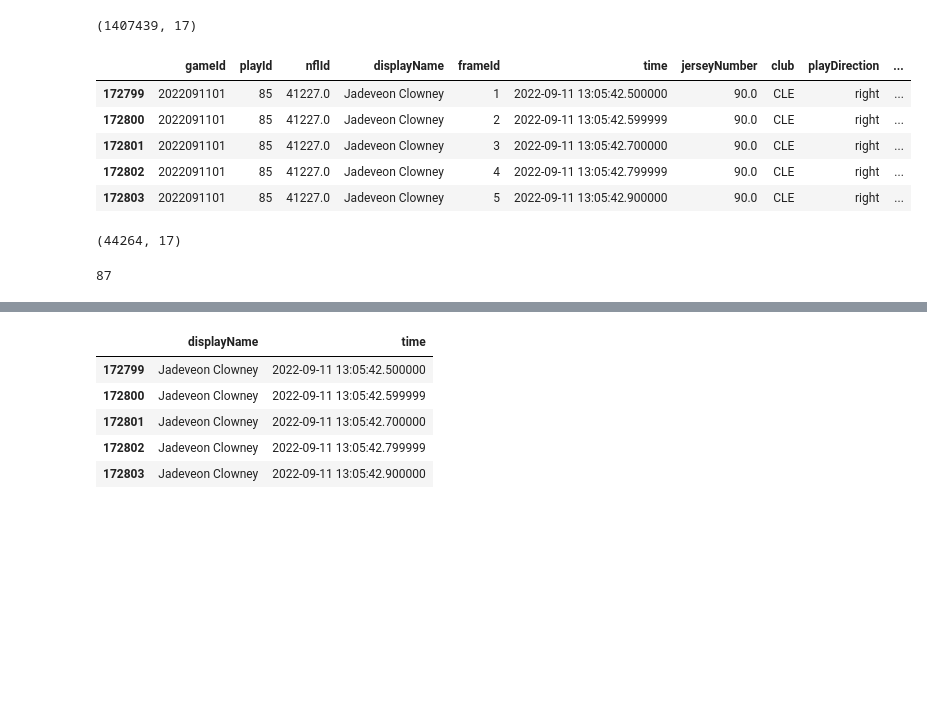
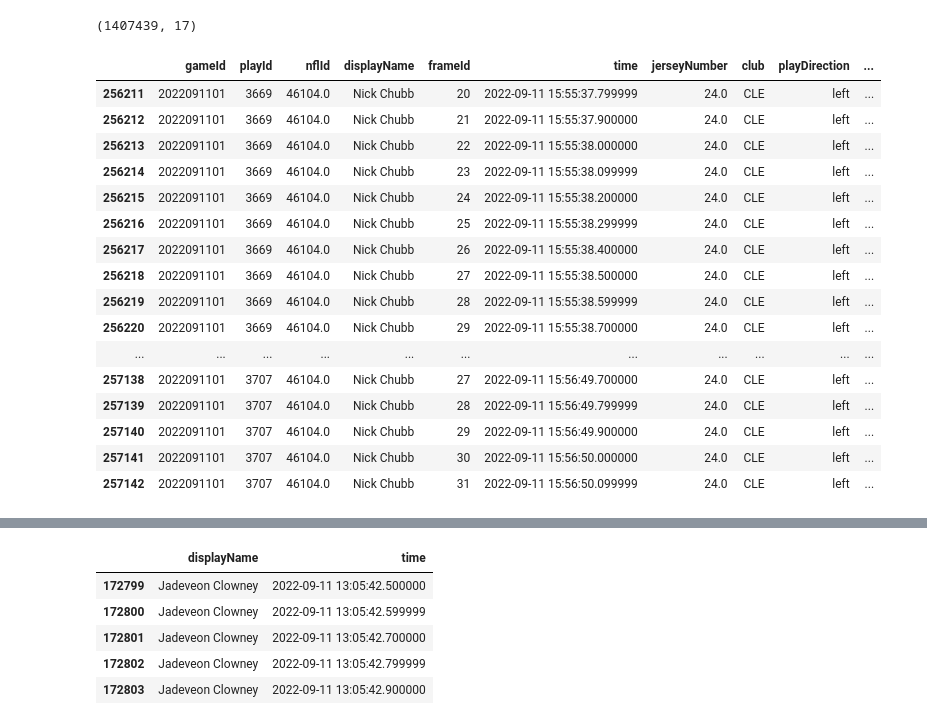
Before and after one commit to SecondHandSushi/NFL_explore_2022, a Jupyter notebook: Exploratory/explore_1_large.ipynb, the cells around one changed output, grey strips where cells are left out. Saved outputs shown, nothing was run; the diff lists cells and outputs as text; code cells hidden in the pictures; blank space fills up the shorter version.

```diff
--- a/Exploratory/explore_1_large.ipynb
+++ b/Exploratory/explore_1_large.ipynb
@@ -5,7 +5,7 @@ import numpy as np
 from sklearn import datasets
 import pandas as pd
 # %%
-week_1_df = pd.read_csv('../resources/tracking_week_1.csv')
+week_1_df = pd.read_csv('../base_datasets/tracking_week_1.csv')
 week_1_df.head()
 # %% [output]
 |  | gameId | playId | nflId | displayName | frameId | time | jerseyNumber | club | playDirection | ... |
@@ -20,19 +40,24 @@ week_1_df.shape
 (1407439, 17)
 # %%
 cle_week_1_df = week_1_df.loc[(week_1_df['club'] == 'CLE')]
-cle_week_1_df.head()
+Nick_chubb_df = cle_week_1_df.loc[cle_week_1_df['displayName'] == 'Nick Chubb']
+Nick_chubb_df.tail(60)
+#cle_week_1_df.head(40)
 # %% [output]
 |  | gameId | playId | nflId | displayName | frameId | time | jerseyNumber | club | playDirection | ... |
-| 172799 | 2022091101 | 85 | 41227.0 | Jadeveon Clowney | 1 | 2022-09-11 13:05:42.500000 | 90.0 | CLE | right | ... |
-| 172800 | 2022091101 | 85 | 41227.0 | Jadeveon Clowney | 2 | 2022-09-11 13:05:42.599999 | 90.0 | CLE | right | ... |
-| 172801 | 2022091101 | 85 | 41227.0 | Jadeveon Clowney | 3 | 2022-09-11 13:05:42.700000 | 90.0 | CLE | right | ... |
-| 172802 | 2022091101 | 85 | 41227.0 | Jadeveon Clowney | 4 | 2022-09-11 13:05:42.799999 | 90.0 | CLE | right | ... |
-| 172803 | 2022091101 | 85 | 41227.0 | Jadeveon Clowney | 5 | 2022-09-11 13:05:42.900000 | 90.0 | CLE | right | ... |
+| 256211 | 2022091101 | 3669 | 46104.0 | Nick Chubb | 20 | 2022-09-11 15:55:37.799999 | 24.0 | CLE | left | ... |
+| 256212 | 2022091101 | 3669 | 46104.0 | Nick Chubb | 21 | 2022-09-11 15:55:37.900000 | 24.0 | CLE | left | ... |
+| 256213 | 2022091101 | 3669 | 46104.0 | Nick Chubb | 22 | 2022-09-11 15:55:38.000000 | 24.0 | CLE | left | ... |
+| 256214 | 2022091101 | 3669 | 46104.0 | Nick Chubb | 23 | 2022-09-11 15:55:38.099999 | 24.0 | CLE | left | ... |
+| 256215 | 2022091101 | 3669 | 46104.0 | Nick Chubb | 24 | 2022-09-11 15:55:38.200000 | 24.0 | CLE | left | ... |
+| 256216 | 2022091101 | 3669 | 46104.0 | Nick Chubb | 25 | 2022-09-11 15:55:38.299999 | 24.0 | CLE | left | ... |
+| 256217 | 2022091101 | 3669 | 46104.0 | Nick Chubb | 26 | 2022-09-11 15:55:38.400000 | 24.0 | CLE | left | ... |
+| 256218 | 2022091101 | 3669 | 46104.0 | Nick Chubb | 27 | 2022-09-11 15:55:38.500000 | 24.0 | CLE | left | ... |
+| 256219 | 2022091101 | 3669 | 46104.0 | Nick Chubb | 28 | 2022-09-11 15:55:38.599999 | 24.0 | CLE | left | ... |
+| 256220 | 2022091101 | 3669 | 46104.0 | Nick Chubb | 29 | 2022-09-11 15:55:38.700000 | 24.0 | CLE | left | ... |
+| ... | ... | ... | ... | ... | ... | ... | ... | ... | ... | ... |
+| 257138 | 2022091101 | 3707 | 46104.0 | Nick Chubb | 27 | 2022-09-11 15:56:49.700000 | 24.0 | CLE | left | ... |
+| 257139 | 2022091101 | 3707 | 46104.0 | Nick Chubb | 28 | 2022-09-11 15:56:49.799999 | 24.0 | CLE | left | ... |
+| 257140 | 2022091101 | 3707 | 46104.0 | Nick Chubb | 29 | 2022-09-11 15:56:49.900000 | 24.0 | CLE | left | ... |
+| 257141 | 2022091101 | 3707 | 46104.0 | Nick Chubb | 30 | 2022-09-11 15:56:50.000000 | 24.0 | CLE | left | ... |
+| 257142 | 2022091101 | 3707 | 46104.0 | Nick Chubb | 31 | 2022-09-11 15:56:50.099999 | 24.0 | CLE | left | ... |
-# %%
-cle_week_1_df.shape
-# %% [output]
-(44264, 17)
-# %%
-cle_week_1_df['playId'].nunique()
-# %% [output]
-87
```
Also changed, not shown: parts of 4 cells of this notebook, 2 other files.
